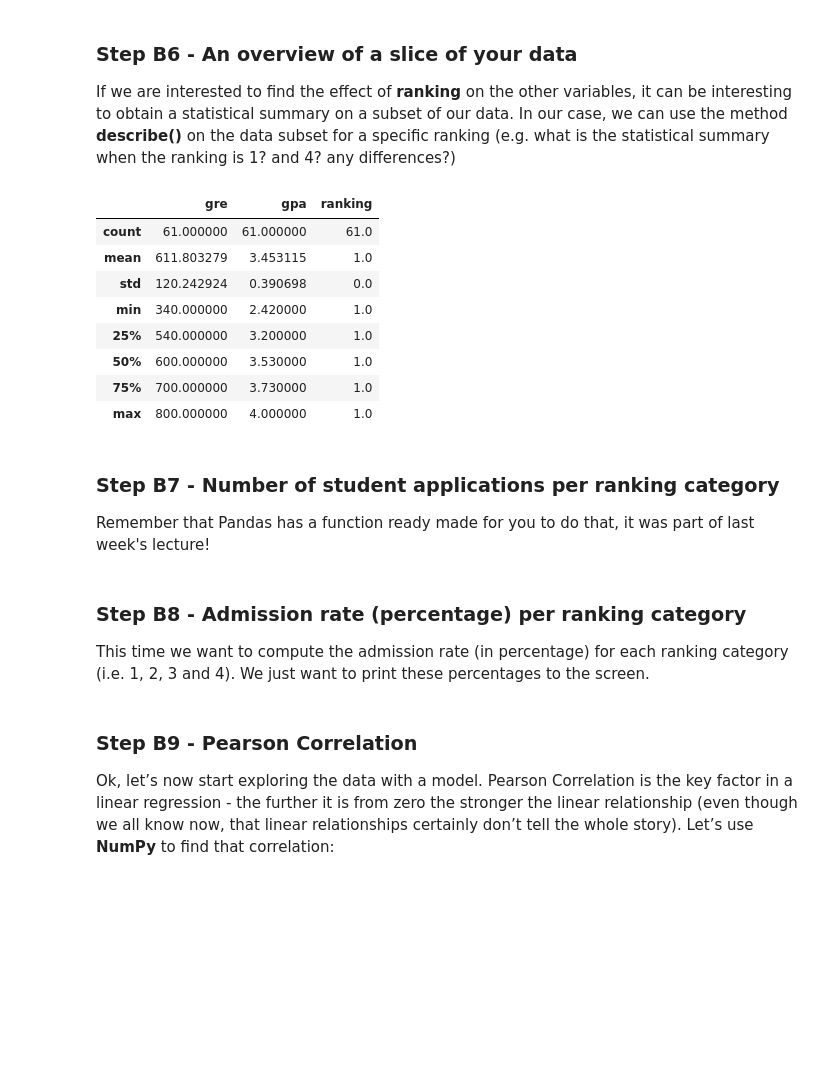
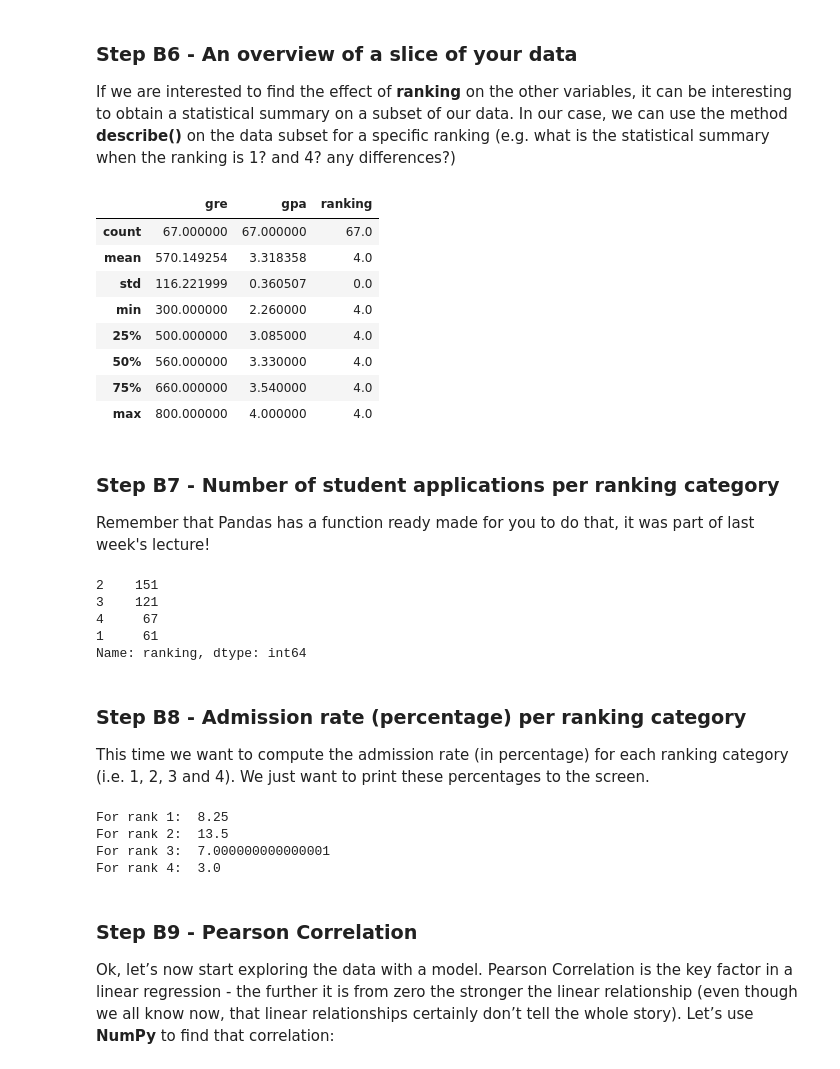
Before and after one commit to Prajaktahz/Uni_Colab_Work, a Jupyter notebook: FBA_Week_07_Python_Practice.ipynb, the cells around one changed output. Drawn from its saved outputs; the diff is of its cells as text; code cells hidden in the pictures; blank space fills up the shorter version.

```diff
--- a/FBA_Week_07_Python_Practice.ipynb
+++ b/FBA_Week_07_Python_Practice.ipynb
@@ -201,22 +214,30 @@ If we are interested to find the effect of **ranking** on the other variables, i
 # %%
 # your code here
 df[df.ranking == 1].describe()
+df[df.ranking == 4].describe()
 # %% [output]
 |  | gre | gpa | ranking |
-| count | 61.000000 | 61.000000 | 61.0 |
-| mean | 611.803279 | 3.453115 | 1.0 |
-| std | 120.242924 | 0.390698 | 0.0 |
-| min | 340.000000 | 2.420000 | 1.0 |
-| 25% | 540.000000 | 3.200000 | 1.0 |
-| 50% | 600.000000 | 3.530000 | 1.0 |
-| 75% | 700.000000 | 3.730000 | 1.0 |
-| max | 800.000000 | 4.000000 | 1.0 |
+| count | 67.000000 | 67.000000 | 67.0 |
+| mean | 570.149254 | 3.318358 | 4.0 |
+| std | 116.221999 | 0.360507 | 0.0 |
+| min | 300.000000 | 2.260000 | 4.0 |
+| 25% | 500.000000 | 3.085000 | 4.0 |
+| 50% | 560.000000 | 3.330000 | 4.0 |
+| 75% | 660.000000 | 3.540000 | 4.0 |
+| max | 800.000000 | 4.000000 | 4.0 |
 # %% [markdown]
 ### Step B7 - Number of student applications per ranking category
 
 Remember that Pandas has a function ready made for you to do that, it was part of last week's lecture!
 # %%
 # your code here
+df['ranking'].value_counts()
+# %% [output]
+2    151
+3    121
+4     67
+1     61
+Name: ranking, dtype: int64
 # %% [markdown]
 ### Step B8 - Admission rate (percentage) per ranking category
 
@@ -226,3 +245,17 @@ This time we want to compute the admission rate (in percentage) for each ranking
+# %%
+# your code here
+new_df= df[df.admit == True]
+new_df.shape
+
+print('For rank 1: ',len(new_df[new_df.ranking == 1])/len(df) * 100)
+print('For rank 2: ',len(new_df[new_df.ranking == 2])/len(df) * 100)
+print('For rank 3: ',len(new_df[new_df.ranking == 3])/len(df) * 100)
+print('For rank 4: ',len(new_df[new_df.ranking == 4])/len(df) * 100)
+# %% [output]
+For rank 1:  8.25
+For rank 2:  13.5
+For rank 3:  7.000000000000001
+For rank 4:  3.0
 # %% [markdown]
 ### Step B9 - Pearson Correlation
 
```
Also changed, not shown: parts of 5 cells of this notebook.
